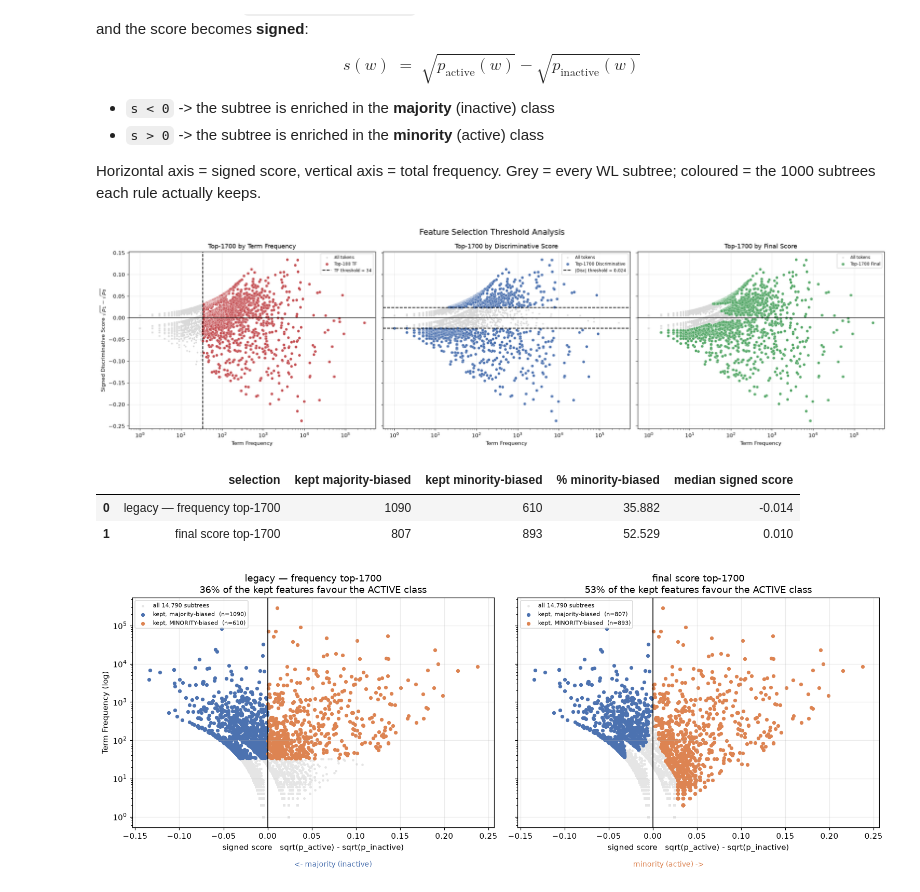
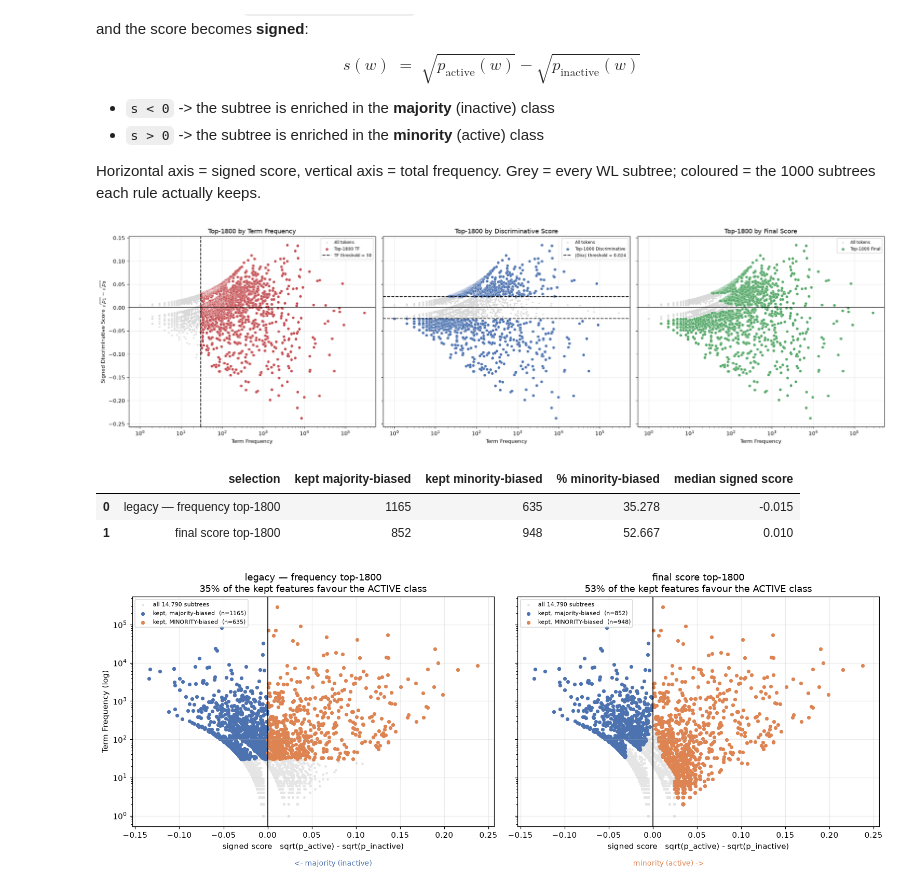
Before and after one commit to nimendra-ag/sparsegraphs_results, a Jupyter notebook: WL_design_decisions.ipynb, the cells around one changed output. Saved outputs shown, nothing was run; the diff lists cells and outputs as text; code cells hidden in the pictures.

```diff
--- a/WL_design_decisions.ipynb
+++ b/WL_design_decisions.ipynb
@@ -410,7 +403,7 @@ ax.scatter(
     label="All tokens"
 )
 
-top_tf = stats.nlargest(1700, "tf")
+top_tf = stats.nlargest(1800, "tf")
 
 ax.scatter(
     top_tf.tf,
@@ -419,7 +412,7 @@ ax.scatter(
     c="#C44E52",
     edgecolors="white",
     linewidths=0.3,
-    label="Top-100 TF"
+    label="Top-1800 TF"
 )
 
 # TF threshold
@@ -438,7 +431,7 @@ ax.axhline(0, color="black", linewidth=1)  # class boundary
 ax.set_xscale("log")
 ax.set_xlabel("Term Frequency")
 ax.set_ylabel(r"Signed Discriminative Score $\sqrt{p_1}-\sqrt{p_0}$")
-ax.set_title("Top-1700 by Term Frequency")
+ax.set_title("Top-1800 by Term Frequency")
 ax.legend(fontsize=8)
 
 
@@ -454,7 +447,7 @@ ax.scatter(
     label="All tokens"
 )
 
-top_disc = stats.nlargest(1700, "disc")
+top_disc = stats.nlargest(1800, "disc")
 
 ax.scatter(
     top_disc.tf,
@@ -463,7 +456,7 @@ ax.scatter(
     c="#4C72B0",
     edgecolors="white",
     linewidths=0.3,
-    label="Top-1700 Discriminative"
+    label="Top-1800 Discriminative"
 )
 
 # Discriminative threshold: selecting by |score| gives two symmetric bands
@@ -483,7 +476,7 @@ ax.axhline(0, color="black", linewidth=1)  # class boundary
 
 ax.set_xscale("log")
 ax.set_xlabel("Term Frequency")
-ax.set_title("Top-1700 by Discriminative Score")
+ax.set_title("Top-1800 by Discriminative Score")
 ax.legend(fontsize=8)
 
 
@@ -493,44 +486,44 @@ ax = axes[2]
 
 ax.scatter(
     stats.tf,
     stats.signed_disc,
     s=4,
     c="#d9d9d9",
     label="All tokens"
 )
 
-top_final = stats.nlargest(1700, "final")
+top_final = stats.nlargest(1800, "final")
 
 ax.scatter(
     top_final.tf,
     top_final.signed_disc,
     s=28,
     c="#55A868",
     edgecolors="white",
     linewidths=0.3,
-    label="Top-1700 Final"
+    label="Top-1800 Final"
 )
 
 ax.axhline(0, color="black", linewidth=1)  # class boundary
 
 ax.set_xscale("log")
 ax.set_xlabel("Term Frequency")
-ax.set_title("Top-1700 by Final Score")
+ax.set_title("Top-1800 by Final Score")
 ax.legend(fontsize=8)
 
 
-plt.suptitle(
-    "Feature Selection Threshold Analysis",
-    fontsize=15
-)
+# plt.suptitle(
+#     "Feature Selection Threshold Analysis",
+#     fontsize=15
+# )
 
 plt.tight_layout()
 plt.show()
 # %% [output]
-[figure, old version]
+[figure, new version]
 # %%
 stats["signed"] = np.sqrt(stats.p1) - np.sqrt(stats.p0)     # no absolute value
-N_VOCAB = 1700
+N_VOCAB = 1800
 SEL = {
     f"legacy — frequency top-{N_VOCAB}": set(stats.nlargest(N_VOCAB, "tf").token),
     f"final score top-{N_VOCAB}": set(stats.nlargest(N_VOCAB, "final").token),
@@ -562,6 +555,6 @@ pd.DataFrame({
 }).round(3)
 # %% [output]
 |  | selection | kept majority-biased | kept minority-biased | % minority-biased | median signed score |
-| 0 | legacy — frequency top-1700 | 1090 | 610 | 35.882 | -0.014 |
-| 1 | final score top-1700 | 807 | 893 | 52.529 | 0.010 |
+| 0 | legacy — frequency top-1800 | 1165 | 635 | 35.278 | -0.015 |
+| 1 | final score top-1800 | 852 | 948 | 52.667 | 0.010 |
 [figure]
```
Also changed, not shown: parts of 3 cells of this notebook.
